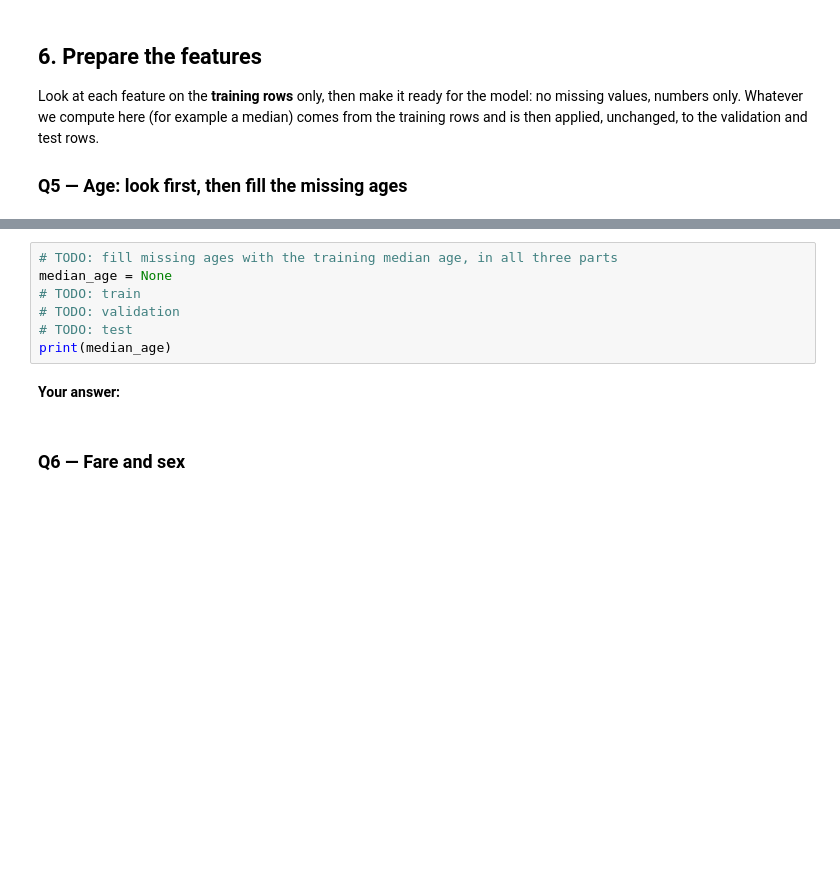
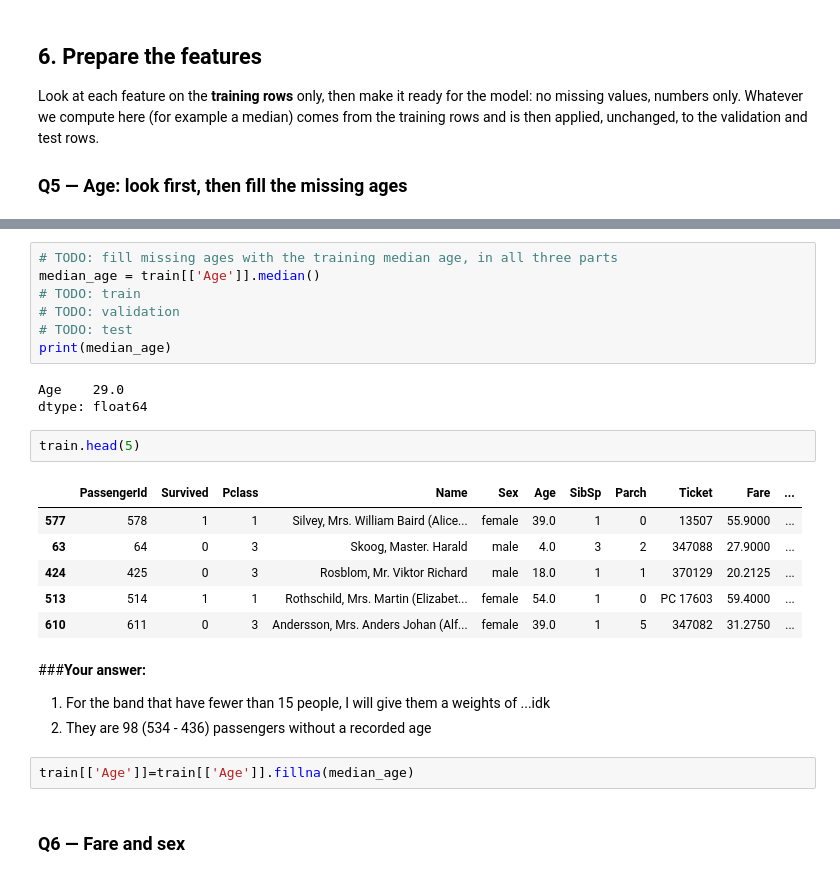
Before and after one commit to maramgueye/datascience_with_python, a Jupyter notebook: L3_03_homework_titanic.ipynb, the cells around one changed output, grey strips where cells are left out. Saved outputs shown, nothing was run; the diff lists cells and outputs as text; blank space fills up the shorter version.

```diff
--- a/L3_03_homework_titanic.ipynb
+++ b/L3_03_homework_titanic.ipynb
@@ -262,12 +299,28 @@ print(n_missing_age)
 # %%
 # TODO: fill missing ages with the training median age, in all three parts
-median_age = None
+median_age = train[['Age']].median()
 # TODO: train
 # TODO: validation
 # TODO: test
 print(median_age)
+# %% [output]
+Age    29.0
+dtype: float64
-# %% [markdown]
-**Your answer:**
+# %%
+train.head(5)
+# %% [output]
+|  | PassengerId | Survived | Pclass | Name | Sex | Age | SibSp | Parch | Ticket | Fare | ... |
+| 577 | 578 | 1 | 1 | Silvey, Mrs. William Baird (Alice... | female | 39.0 | 1 | 0 | 13507 | 55.9000 | ... |
+| 63 | 64 | 0 | 3 | Skoog, Master. Harald | male | 4.0 | 3 | 2 | 347088 | 27.9000 | ... |
+| 424 | 425 | 0 | 3 | Rosblom, Mr. Viktor Richard | male | 18.0 | 1 | 1 | 370129 | 20.2125 | ... |
+| 513 | 514 | 1 | 1 | Rothschild, Mrs. Martin (Elizabet... | female | 54.0 | 1 | 0 | PC 17603 | 59.4000 | ... |
+| 610 | 611 | 0 | 3 | Andersson, Mrs. Anders Johan (Alf... | female | 39.0 | 1 | 5 | 347082 | 31.2750 | ... |
+# %% [markdown]
+###**Your answer:**
+1. For the band that have fewer than 15 people, I will give them a weights of ...idk
+2. They are 98 (534 - 436) passengers without a recorded age
+# %%
+train[['Age']]=train[['Age']].fillna(median_age)
 # %% [markdown]
 ### Q6 — Fare and sex
 # %%
```
Also changed, not shown: parts of 17 cells of this notebook.
